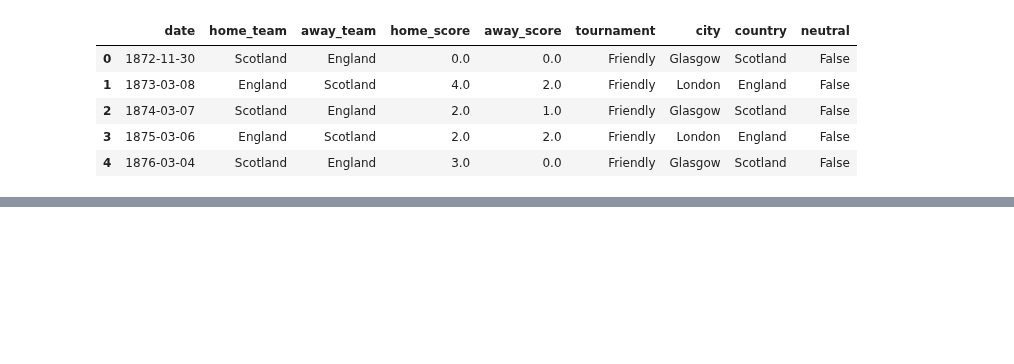
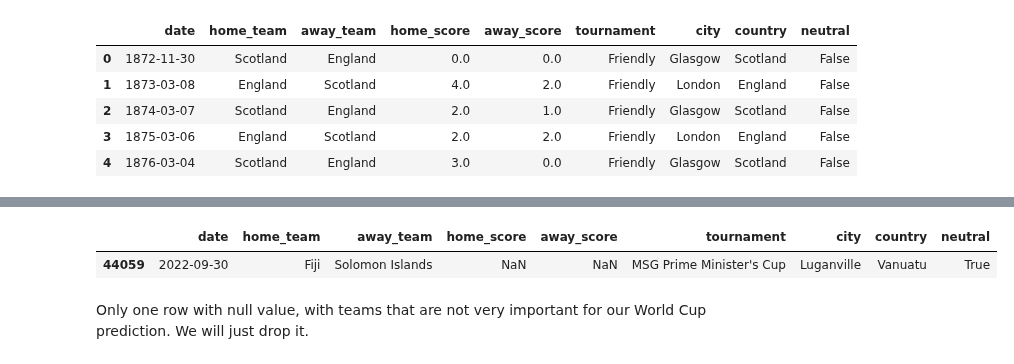
Before and after one commit to rafabandoni/world-cup-22-predict, a Jupyter notebook: predict_worldcup22.ipynb, the cells around one changed output, grey strips where cells are left out. Saved outputs shown, nothing was run; the diff lists cells and outputs as text; code cells hidden in the pictures; blank space fills up the shorter version.

```diff
--- a/predict_worldcup22.ipynb
+++ b/predict_worldcup22.ipynb
@@ -1173,0 +94,10 @@ matches_schedule_finals_predicted.to_csv('predicts/finals_predicts.csv', index=F
+# %%
+# Checking null data
+historical_results.loc[
+    (historical_results['home_score'].isna()) |
+    (historical_results['away_score'].isna())]
+# %% [output]
+|  | date | home_team | away_team | home_score | away_score | tournament | city | country | neutral |
+| 44059 | 2022-09-30 | Fiji | Solomon Islands | NaN | NaN | MSG Prime Minister's Cup | Luganville | Vanuatu | True |
+# %% [markdown]
+Only one row with null value, with teams that are not very important for our World Cup prediction. We will just drop it.
```
Also changed, not shown: parts of 172 cells of this notebook.
